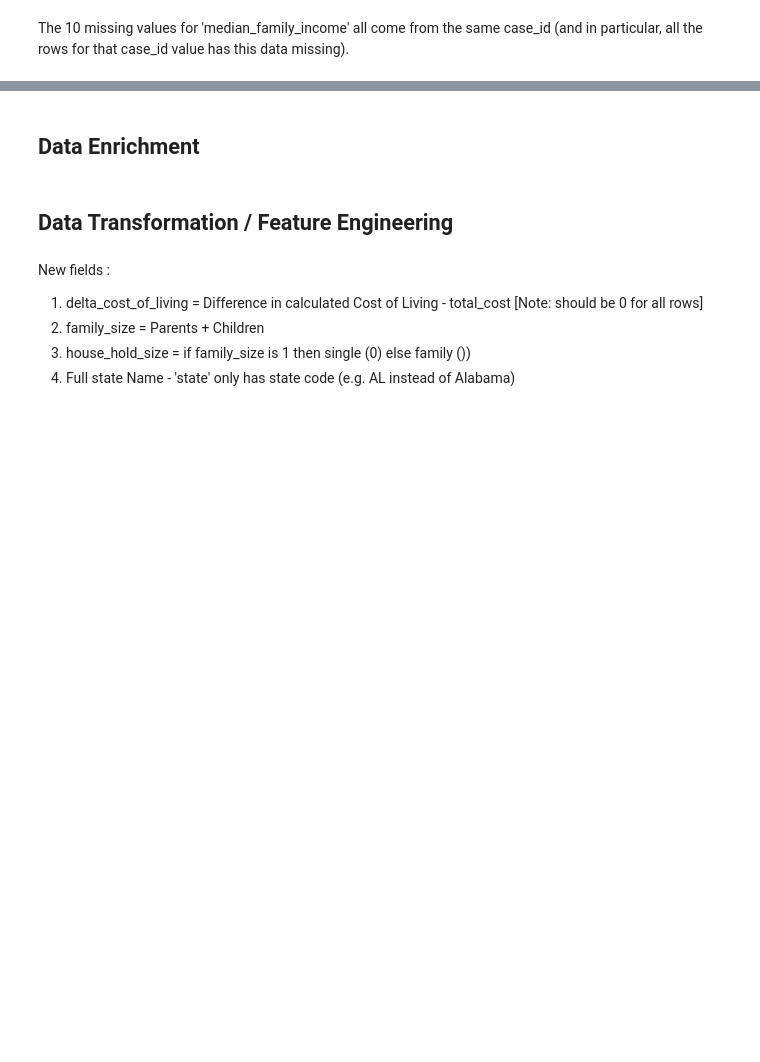
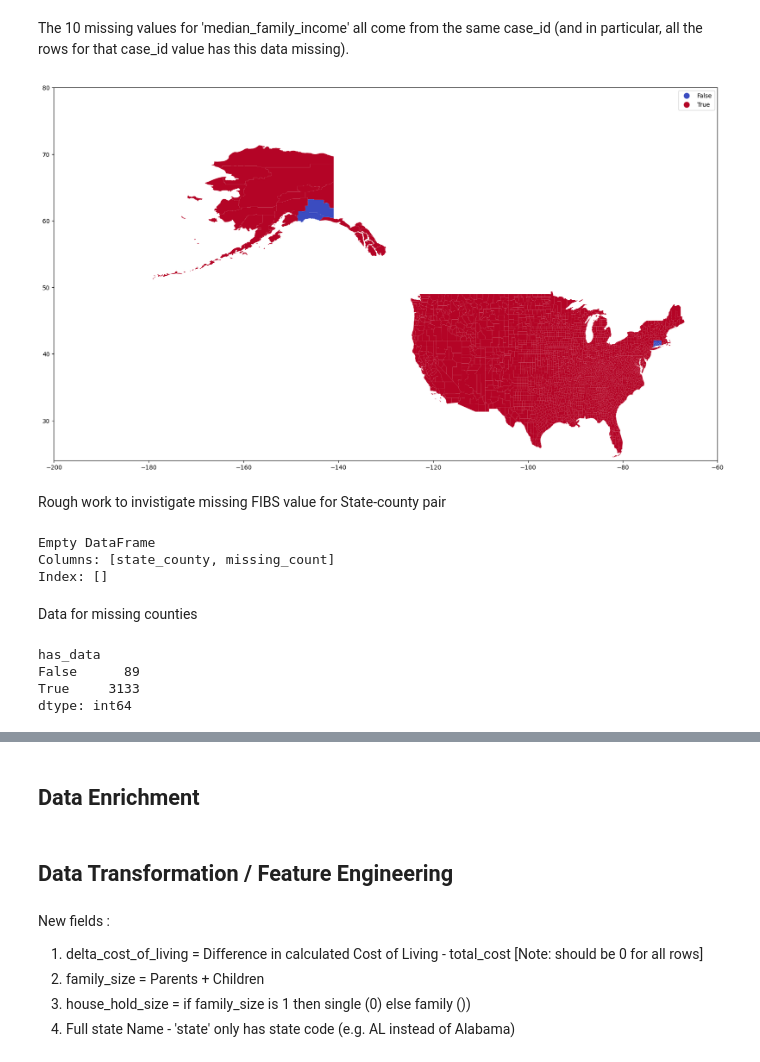
Before and after one commit to miguelmog10/data-science-group17, a Jupyter notebook: notebook/FoundationsDataScience_Winter2025_Group17.ipynb, the cells around one changed output, grey strips where cells are left out. Cells and saved outputs as stored; diff of their text form; code cells hidden in the pictures; blank space fills up the shorter version.

Commit message:
Data preparation for which counties we have data and for which we don't

```diff
--- a/notebook/FoundationsDataScience_Winter2025_Group17.ipynb
+++ b/notebook/FoundationsDataScience_Winter2025_Group17.ipynb
@@ -308,3 +315,82 @@ df[df['median_family_income'].isnull()]
 | 15119 | 1533 | MO | True | St. Louis, MO-IL HUD Metro FMR Area | Sullivan part | 2p4c | 14688.0 | 13035.88920 | ... |
 # %% [markdown]
 The 10 missing values for 'median_family_income' all come from the same case_id (and in particular, all the rows for that case_id value has this data missing).
+# %%
+ #Data preparation for which counties we have data and for which we don't
+
+
+# Step 1 : Combine state and county for lookup
+df['state_county'] = df['state'] + '-' + df['county']
+
+# Step 2: Use a FIPS reference file
+fips_ref = pd.read_csv("https://raw.githubusercontent.com/kjhealy/fips-codes/master/state_and_county_fips_master.csv")
+
+## there were few State-County pairs in DF dataFrame which did not exist in Fibs Data Set, appending FIBS code for these data sets
+new_data = pd.DataFrame({
+'fips':['02158','17099','29211','35013','46102'],
+'name':['Kusilvak Census Area','La Salle County','Sullivan part','Dona Ana County','Oglala Lakota County'],
+'state':['AK','IL','MO','NM','SD']
+})
+
+#print(fips_ref.info())
+#print(fips_ref.head(2))
+#print(new_data.head(1))
+
+fips_ref = pd.concat([fips_ref, new_data], ignore_index = True)
+
+
+# Check if the new data has been appended correctly
+#print(fips_ref[fips_ref['fips'].isin(new_data['fips'])])
+
+# Create same format in ref for join
+fips_ref['state_county'] = fips_ref['state'] + '-' + fips_ref['name']
+fips_ref['fips'] = fips_ref['fips'].apply(lambda x: str(x).zfill(5))
+
+
+# Merge to get FIPS in your dataset
+if 'fips' in df.columns:
+    df = df.drop(columns='fips')
+
+df = df.merge(fips_ref[['state_county', 'fips']], on='state_county', how='left')
+
+# Step 3: Load shapefile
+# Load US counties shapefile (from geopandas' datasets)
+#us_counties = gpd.read_file("C:/Users/kdhru/Documents/maps/cb_2022_us_county_20m/cb_2022_us_county_20m.shp")
+us_counties = gpd.read_file('../data/cb_2022_us_county_20m/cb_2022_us_county_20m.shp')
+
+# Step 4: Add a flag for counties that exist in your data
+us_counties['has_data'] = us_counties['GEOID'].isin(df['fips'])
+
+# Step 5: Plot
+#us_counties.plot(column='has_data', legend=True, figsize=(15,10), cmap='coolwarm')
+
+ax = us_counties.plot(column='has_data', legend=True, figsize=(20, 15), cmap='coolwarm')
+
+# Set the limits to focus on the USA region
+ax.set_xlim(-200, -60)  # Longitude range for the USA
+ax.set_ylim(24, 80)     # Latitude range for the contiguous USA
+
+plt.show()
+# %% [output]
+[figure, added]
+# %% [markdown]
+Rough work to invistigate missing FIBS value for State-county pair
+# %%
+missing_fips = df[df['fips'].isna()]
+
+missing_summary = missing_fips['state_county'].value_counts().reset_index()
+missing_summary.columns = ['state_county', 'missing_count']
+print(missing_summary)
+# %% [output]
+Empty DataFrame
+Columns: [state_county, missing_count]
+Index: []
+# %% [markdown]
+Data for missing counties
+# %%
+us_counties.groupby('has_data').size()
+# %% [output]
+has_data
+False      89
+True     3133
+dtype: int64
```
Also changed, not shown: parts of 18 cells of this notebook, 7 other files.
